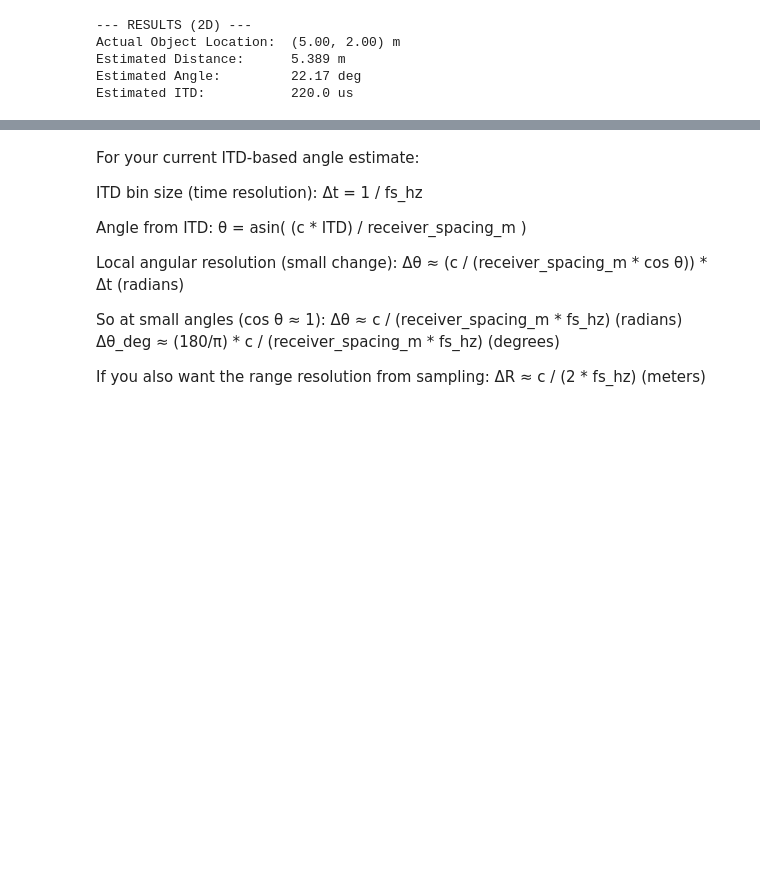
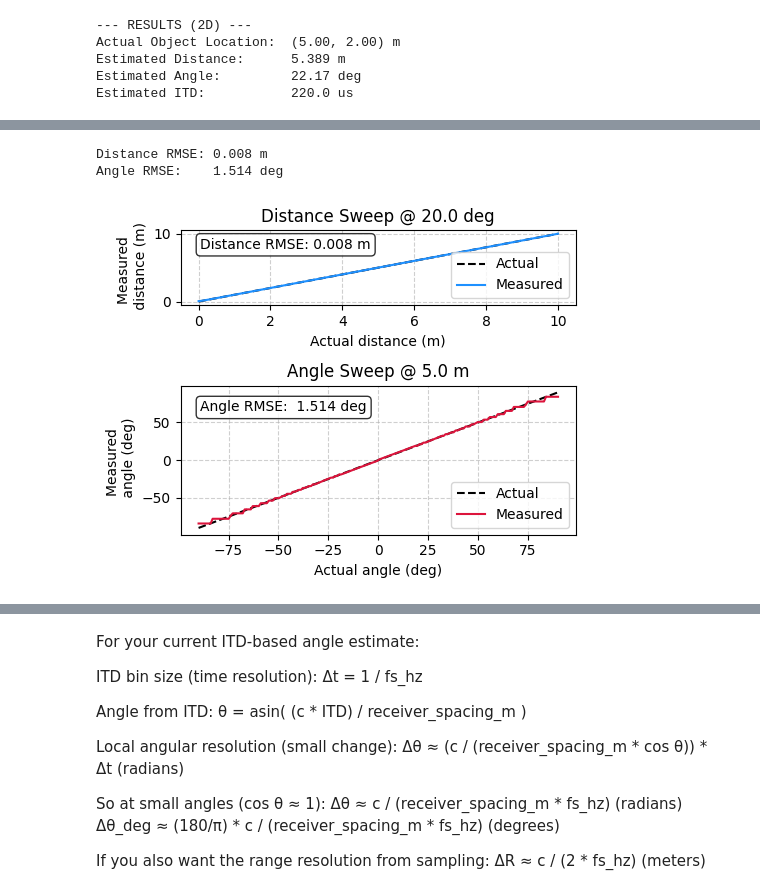
Before and after one commit to jackhenry02/Radar_SNN_2, a Jupyter notebook: notebooks/Delay_neuron_echo_2D.ipynb, the cells around one changed output, grey strips where cells are left out. Saved outputs shown, nothing was run; the diff lists cells and outputs as text; code cells hidden in the pictures; blank space fills up the shorter version.

```diff
--- a/notebooks/Delay_neuron_echo_2D.ipynb
+++ b/notebooks/Delay_neuron_echo_2D.ipynb
@@ -228,0 +192,52 @@ Angle RMSE:    0.341 deg
+# %%
+distances_measured = np.array(distances_measured)
+angles_measured = np.array(angles_measured)
+
+dist_rmse = np.sqrt(np.mean((distances_measured - distances) ** 2))
+angle_rmse = np.sqrt(np.mean((angles_measured - angles_deg) ** 2))
+
+print(f"Distance RMSE: {dist_rmse:.3f} m")
+print(f"Angle RMSE:    {angle_rmse:.3f} deg")
+
+fig, axes = plt.subplots(
+    2, 1,
+    figsize=(5, 4),
+    gridspec_kw={"height_ratios": [1, 2]}
+)
+
+
+axes[0].plot(distances, distances, label="Actual", color="black", linestyle="--")
+axes[0].plot(distances, distances_measured, label="Measured", color="dodgerblue")
+axes[0].set_title(f"Distance Sweep @ {angle_deg_fixed:.1f} deg")
+axes[0].set_xlabel("Actual distance (m)")
+axes[0].set_ylabel("Measured \n distance (m)")
+axes[0].grid(True, linestyle="--", alpha=0.6)
+axes[0].legend(loc="lower right")
+
+# Add text box for statistics
+stats_text_1 = f'Distance RMSE: {dist_rmse:.3f} m'
+axes[0].text(0.05, 0.9, stats_text_1, transform=axes[0].transAxes,
+         fontsize=10, verticalalignment='top', bbox=dict(boxstyle='round', facecolor='white', alpha=0.8))
+
+
+axes[1].plot(angles_deg, angles_deg, label="Actual", color="black", linestyle="--")
+axes[1].plot(angles_deg, angles_measured, label="Measured", color="crimson")
+axes[1].set_title(f"Angle Sweep @ {distance_fixed:.1f} m")
+axes[1].set_xlabel("Actual angle (deg)")
+axes[1].set_ylabel("Measured \n angle (deg)")
+axes[1].grid(True, linestyle="--", alpha=0.6)
+axes[1].legend(loc="lower right")
+
+
+# Add text box for statistics
+stats_text_2 = f'Angle RMSE:  {angle_rmse:.3f} deg'
+axes[1].text(0.05, 0.9, stats_text_2, transform=axes[1].transAxes,
+         fontsize=10, verticalalignment='top', bbox=dict(boxstyle='round', facecolor='white', alpha=0.8))
+
+
+plt.tight_layout()
+plt.show()
+# %% [output]
+Distance RMSE: 0.008 m
+Angle RMSE:    1.514 deg
+[figure, added]
```
Also changed, not shown: parts of 9 cells of this notebook.
